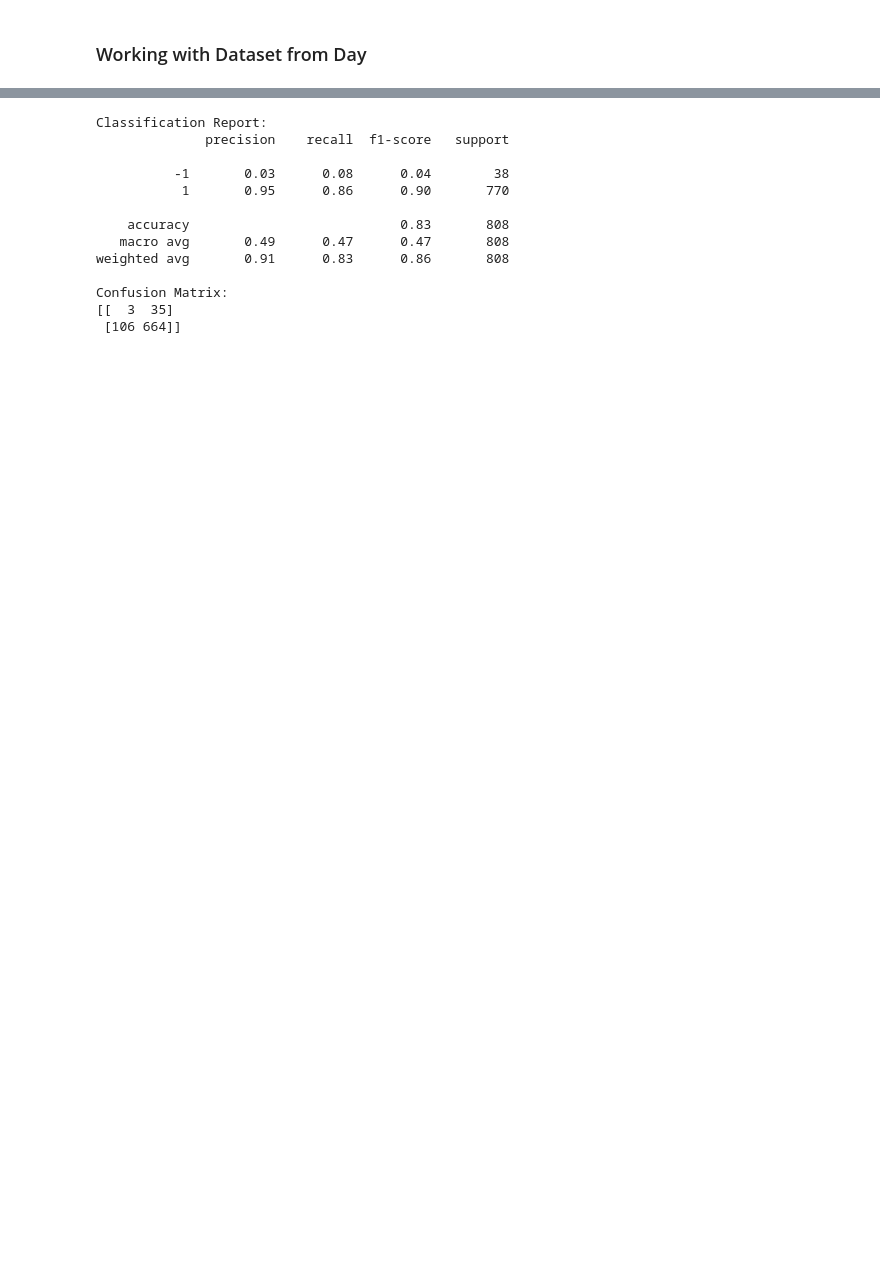
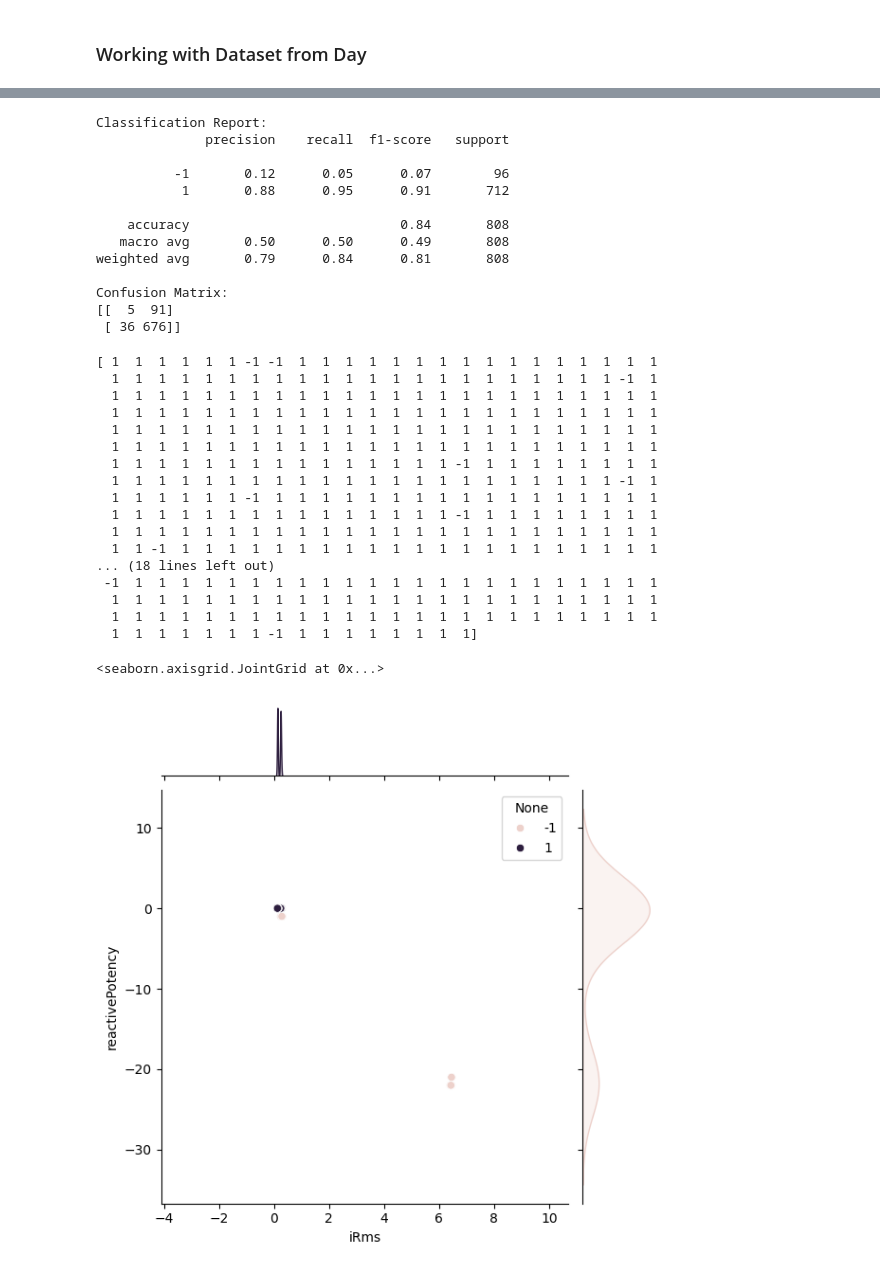
Before and after one commit to Joaohsd/project-c318, a Jupyter notebook: iforest.ipynb, the cells around one changed output, grey strips where cells are left out. Cells and saved outputs as stored; diff of their text form; code cells hidden in the pictures; blank space fills up the shorter version.

```diff
--- a/iforest.ipynb
+++ b/iforest.ipynb
@@ -150,7 +155,7 @@ Name: count, dtype: int64
 # %%
 df_target_day = pd.Series(np.where(df_target_day, -1, 1), index=df_target_day.index)
 # %%
-model = IsolationForest(random_state=42)
+model = IsolationForest(random_state=42, contamination=0.05)
 y_pred = model.fit_predict(df_features_day)
 # %%
 evaluate(y_pred, df_target_day)
@@ -158,13 +163,42 @@ evaluate(y_pred, df_target_day)
 Classification Report:
               precision    recall  f1-score   support
 
-          -1       0.03      0.08      0.04        38
-           1       0.95      0.86      0.90       770
+          -1       0.12      0.05      0.07        96
+           1       0.88      0.95      0.91       712
 
-    accuracy                           0.83       808
-   macro avg       0.49      0.47      0.47       808
-weighted avg       0.91      0.83      0.86       808
+    accuracy                           0.84       808
+   macro avg       0.50      0.50      0.49       808
+weighted avg       0.79      0.84      0.81       808
 
 Confusion Matrix:
-[[  3  35]
- [106 664]]
+[[  5  91]
+ [ 36 676]]
+# %%
+y_pred = pd.DataFrame(y_pred,columns=['predict'])
+df_export = pd.concat([df_features_day, y_pred], axis=1)
+df_export.to_csv('result_day.csv')
+# %%
+y_pred_np = np.array(y_pred).flatten()
+df_features_day['iRms'] = df_features_day['iRms'] / 100
+print(y_pred_np)
+sns.jointplot(data=df_features_day, x="iRms", y="reactivePotency", hue=y_pred_np)
+# %% [output]
+[ 1  1  1  1  1  1 -1 -1  1  1  1  1  1  1  1  1  1  1  1  1  1  1  1  1
+  1  1  1  1  1  1  1  1  1  1  1  1  1  1  1  1  1  1  1  1  1  1 -1  1
+  1  1  1  1  1  1  1  1  1  1  1  1  1  1  1  1  1  1  1  1  1  1  1  1
+  1  1  1  1  1  1  1  1  1  1  1  1  1  1  1  1  1  1  1  1  1  1  1  1
+  1  1  1  1  1  1  1  1  1  1  1  1  1  1  1  1  1  1  1  1  1  1  1  1
+  1  1  1  1  1  1  1  1  1  1  1  1  1  1  1  1  1  1  1  1  1  1  1  1
+  1  1  1  1  1  1  1  1  1  1  1  1  1  1  1 -1  1  1  1  1  1  1  1  1
+  1  1  1  1  1  1  1  1  1  1  1  1  1  1  1  1  1  1  1  1  1  1 -1  1
+  1  1  1  1  1  1 -1  1  1  1  1  1  1  1  1  1  1  1  1  1  1  1  1  1
+  1  1  1  1  1  1  1  1  1  1  1  1  1  1  1 -1  1  1  1  1  1  1  1  1
+  1  1  1  1  1  1  1  1  1  1  1  1  1  1  1  1  1  1  1  1  1  1  1  1
+  1  1 -1  1  1  1  1  1  1  1  1  1  1  1  1  1  1  1  1  1  1  1  1  1
+... (18 lines left out)
+ -1  1  1  1  1  1  1  1  1  1  1  1  1  1  1  1  1  1  1  1  1  1  1  1
+  1  1  1  1  1  1  1  1  1  1  1  1  1  1  1  1  1  1  1  1  1  1  1  1
+  1  1  1  1  1  1  1  1  1  1  1  1  1  1  1  1  1  1  1  1  1  1  1  1
+  1  1  1  1  1  1  1 -1  1  1  1  1  1  1  1  1]
+<seaborn.axisgrid.JointGrid at 0x...>
+[figure, added]
```
Also changed, not shown: parts of 27 cells of this notebook, 1 other file.
